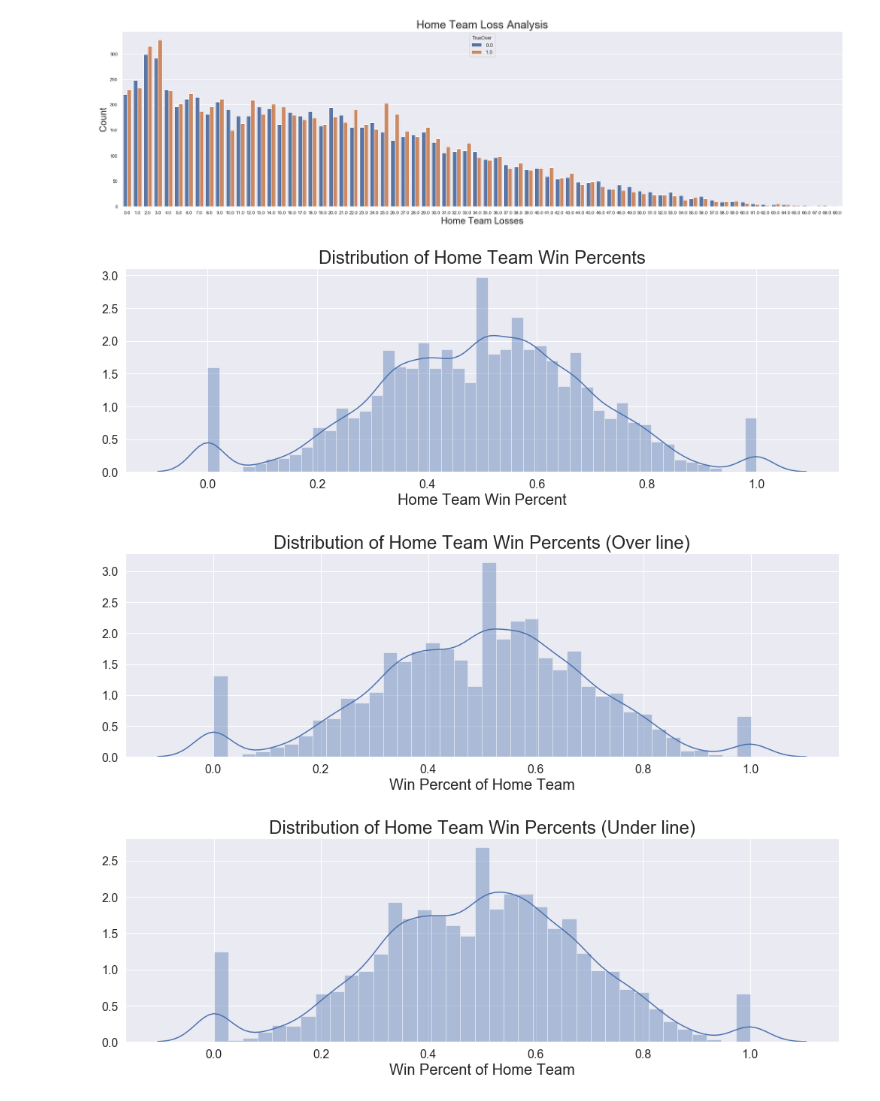
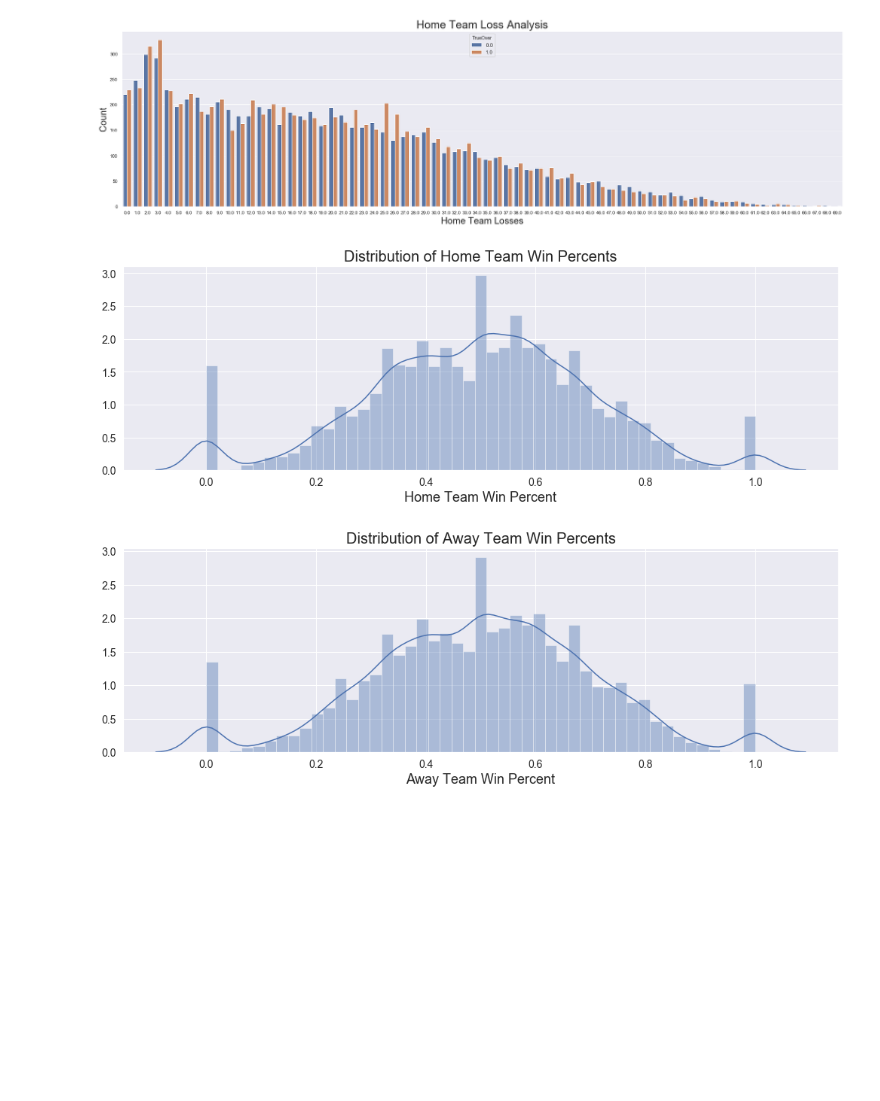
Before and after one commit to SidTheKid007/NBA-Gambling, a Jupyter notebook: Betting Visual Analysis.ipynb, the cells around one changed output. Cells and saved outputs as stored; diff of their text form; code cells hidden in the pictures; blank space fills up the shorter version.

```diff
--- a/Betting Visual Analysis.ipynb
+++ b/Betting Visual Analysis.ipynb
@@ -191,25 +191,16 @@ plt.show()
 # %%
 sns.set(rc={'figure.figsize':(17,5)})
 ax = sns.distplot(df2['HT%'])
-ax.set_title("Distribution of Home Team Win Percents", fontsize=24)
-ax.set_xlabel("Home Team Win Percent",fontsize=20)
-ax.tick_params(labelsize=16)
+ax.set_title("Distribution of Home Team Win Percents", fontsize=20)
+ax.set_xlabel("Home Team Win Percent",fontsize=18)
+ax.tick_params(labelsize=14)
 plt.show()
-df3 = df2[df2['TrueOver']>.5]
 sns.set(rc={'figure.figsize':(17,5)})
-ax = sns.distplot(df3['HT%'])
-ax.set_title("Distribution of Home Team Win Percents (Over line)", fontsize=24)
-ax.set_xlabel("Win Percent of Home Team",fontsize=20)
-ax.tick_params(labelsize=16)
+ax = sns.distplot(df2['AT%'])
+ax.set_title("Distribution of Away Team Win Percents", fontsize=20)
+ax.set_xlabel("Away Team Win Percent",fontsize=18)
+ax.tick_params(labelsize=14)
 plt.show()
-df3 = df2[df2['TrueOver']<.5]
-sns.set(rc={'figure.figsize':(17,5)})
-ax = sns.distplot(df3['HT%'])
-ax.set_title("Distribution of Home Team Win Percents (Under line)", fontsize=24)
-ax.set_xlabel("Win Percent of Home Team",fontsize=20)
-ax.tick_params(labelsize=16)
-plt.show()
 # %% [output]
-[figure, old version]
+[figure, new version]
-[figure, old version]
+[figure, new version]
-[figure, removed]
```
Also changed, not shown: parts of 7 cells of this notebook.
